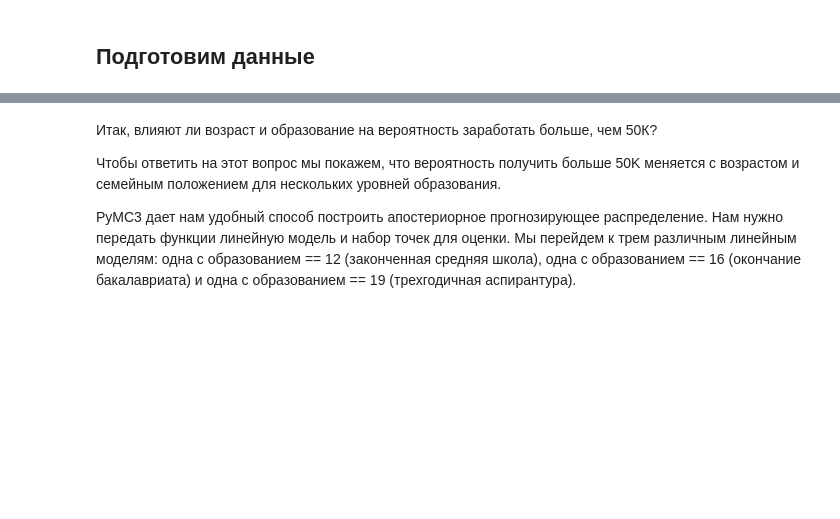
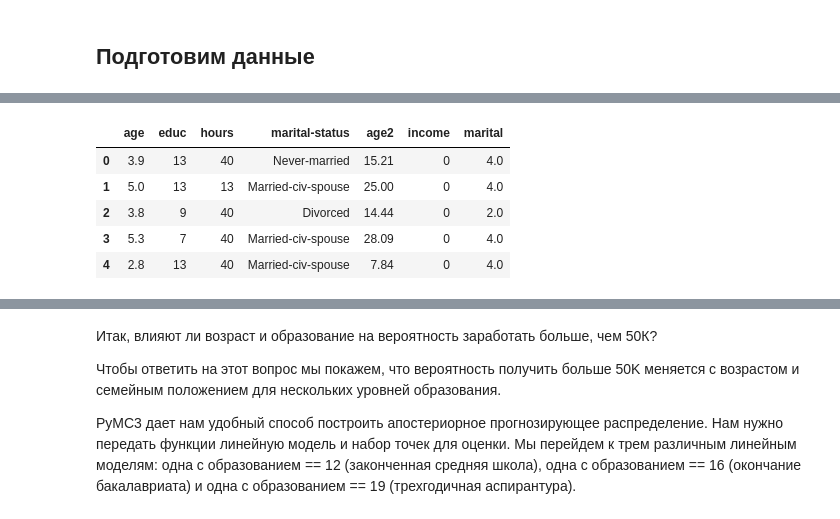
Before and after one commit to G4dgetHackwrench/Homework, a Jupyter notebook: Learning/Year2/Дополнительные главы Data Science/Байесовские методы/project-mod-20.ipynb, the cells around one changed output, grey strips where cells are left out. Cells and saved outputs as stored; diff of their text form; code cells hidden in the pictures; blank space fills up the shorter version.

```diff
--- a/Learning/Year2/Дополнительные главы Data Science/Байесовские методы/project-mod-20.ipynb
+++ b/Learning/Year2/Дополнительные главы Data Science/Байесовские методы/project-mod-20.ipynb
@@ -84,6 +88,15 @@ def replace_marital(marital):
 data['marital'] = data["marital-status"].apply(lambda x: replace_marital(x))
 
 data['marital'].fillna(1, inplace=True)
+# %%
+data.head()
+# %% [output]
+|  | age | educ | hours | marital-status | age2 | income | marital |
+| 0 | 3.9 | 13 | 40 | Never-married | 15.21 | 0 | 4.0 |
+| 1 | 5.0 | 13 | 13 | Married-civ-spouse | 25.00 | 0 | 4.0 |
+| 2 | 3.8 | 9 | 40 | Divorced | 14.44 | 0 | 2.0 |
+| 3 | 5.3 | 7 | 40 | Married-civ-spouse | 28.09 | 0 | 4.0 |
+| 4 | 2.8 | 13 | 40 | Married-civ-spouse | 7.84 | 0 | 4.0 |
 # %%
 
 
```
Also changed, not shown: parts of 7 cells of this notebook, 14 other files.
